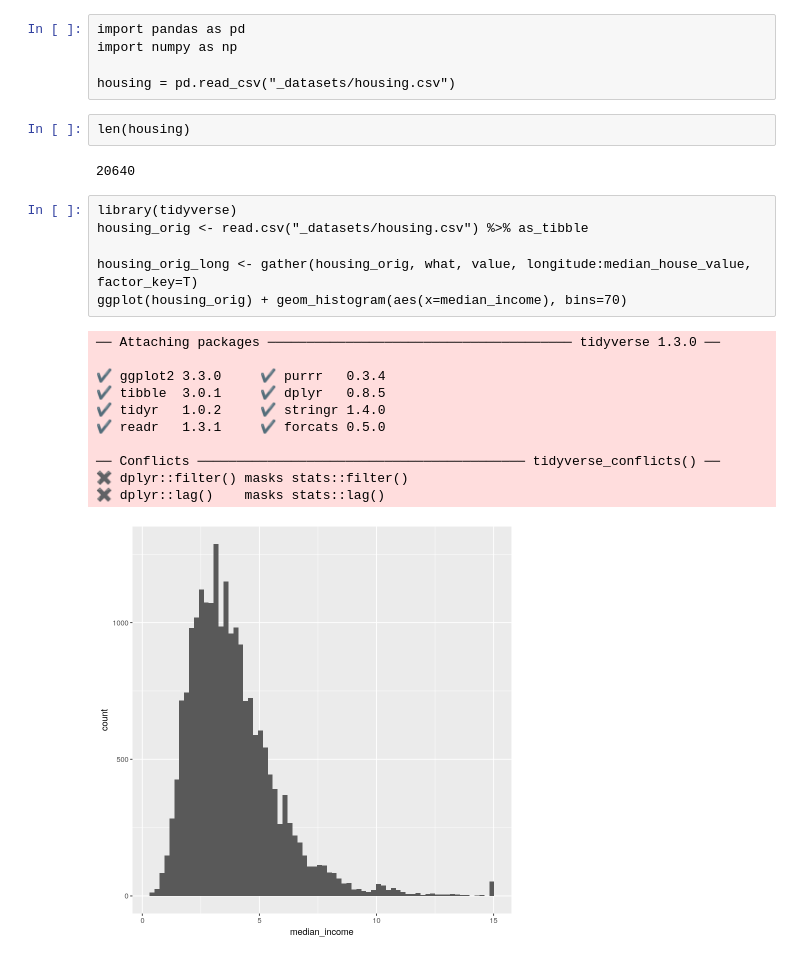
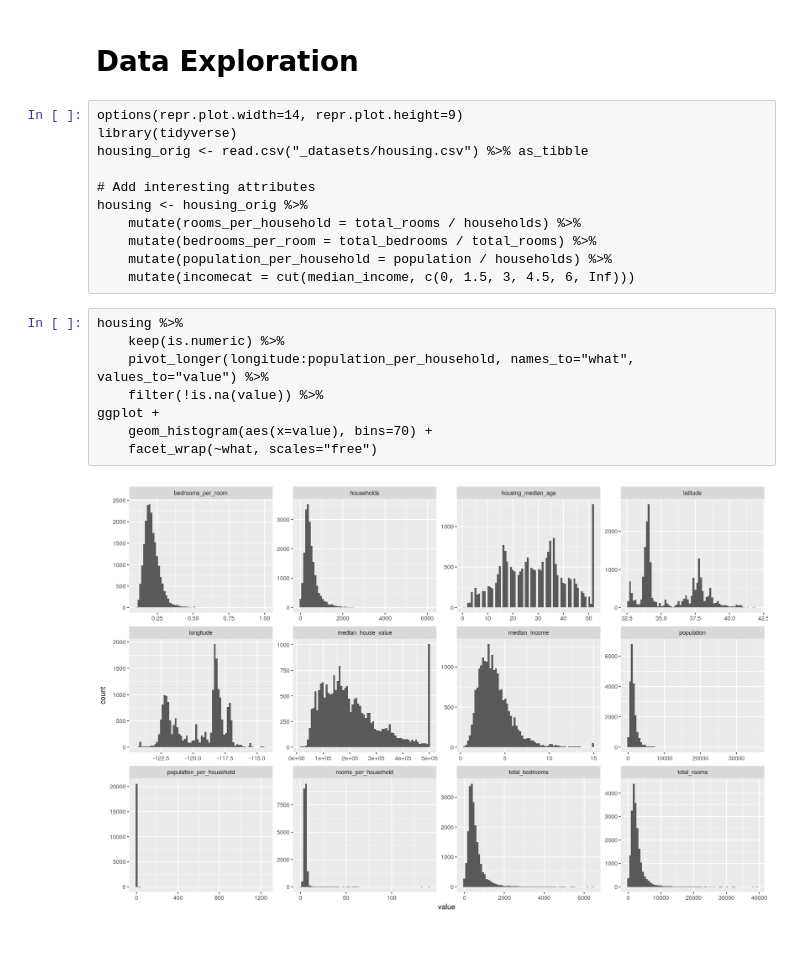
Before and after one commit to slavistan/ml-book-notes, a Jupyter notebook: scratchpad.ipynb, the cells around one changed output. Drawn from its saved outputs; the diff is of its cells as text.

```diff
--- a/scratchpad.ipynb
+++ b/scratchpad.ipynb
@@ -1,30 +1,26 @@
-# %%
-import pandas as pd
-import numpy as np
-
-housing = pd.read_csv("_datasets/housing.csv")
-# %%
-len(housing)
-# %% [output]
-20640
-# %%
-library(tidyverse)
-housing_orig <- read.csv("_datasets/housing.csv") %>% as_tibble
-
-housing_orig_long <- gather(housing_orig, what, value, longitude:median_house_value, factor_key=T)
-ggplot(housing_orig) + geom_histogram(aes(x=median_income), bins=70)
-# %% [output]
-── Attaching packages ─────────────────────────────────────── tidyverse 1.3.0 ──
-
-✔ ggplot2 3.3.0     ✔ purrr   0.3.4
-✔ tibble  3.0.1     ✔ dplyr   0.8.5
-✔ tidyr   1.0.2     ✔ stringr 1.4.0
-✔ readr   1.3.1     ✔ forcats 0.5.0
-
-── Conflicts ────────────────────────────────────────── tidyverse_conflicts() ──
-✖ dplyr::filter() masks stats::filter()
-✖ dplyr::lag()    masks stats::lag()
-[figure, removed]
+# %% [markdown]
+# Data Exploration
+# %%
+options(repr.plot.width=14, repr.plot.height=9)
+library(tidyverse)
+housing_orig <- read.csv("_datasets/housing.csv") %>% as_tibble
+
+# Add interesting attributes
+housing <- housing_orig %>%
+    mutate(rooms_per_household = total_rooms / households) %>%
+    mutate(bedrooms_per_room = total_bedrooms / total_rooms) %>%
+    mutate(population_per_household = population / households) %>%
+    mutate(incomecat = cut(median_income, c(0, 1.5, 3, 4.5, 6, Inf)))
+# %%
+housing %>%
+    keep(is.numeric) %>%
+    pivot_longer(longitude:population_per_household, names_to="what", values_to="value") %>%
+    filter(!is.na(value)) %>%
+ggplot +
+    geom_histogram(aes(x=value), bins=70) +
+    facet_wrap(~what, scales="free")
+# %% [output]
+[figure, added]
 # %%
 library(cowplot)
 housing <- housing_orig %>%
```
Also changed, not shown: parts of 8 cells of this notebook, 2 other files.
